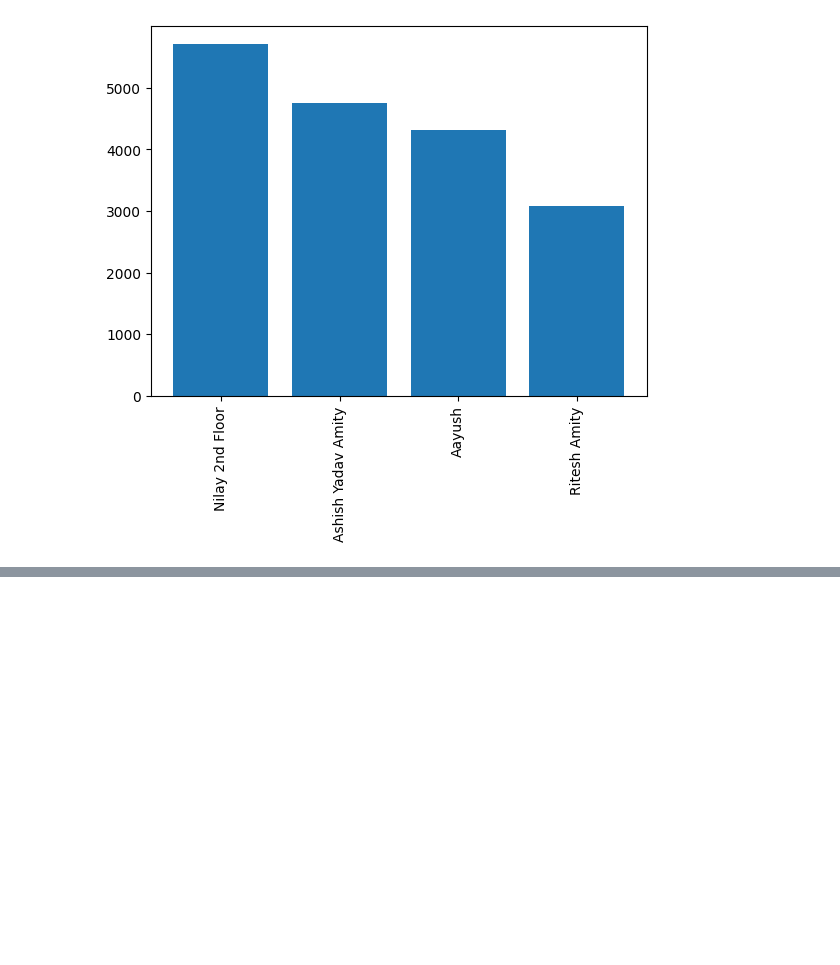
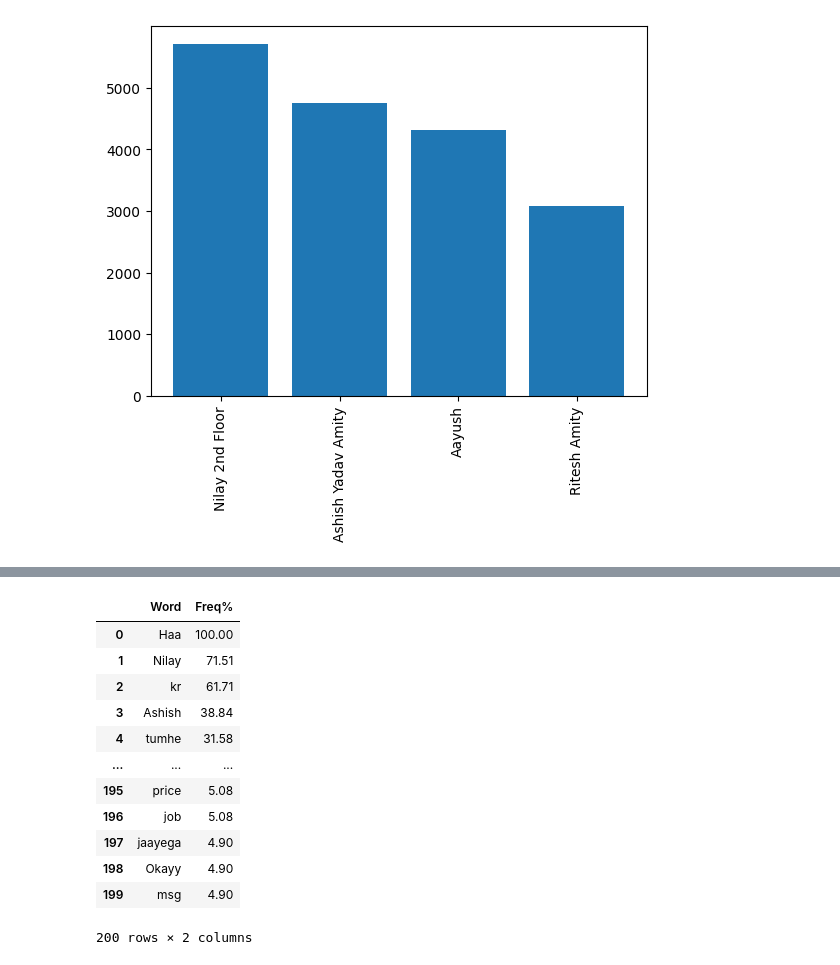
Before and after one commit to gupta-aayushkr/WhatsApp-Chat-Analysis, a Jupyter notebook: Chat Analysis.ipynb, the cells around one changed output, grey strips where cells are left out. Saved outputs shown, nothing was run; the diff lists cells and outputs as text; code cells hidden in the pictures; blank space fills up the shorter version.

```diff
--- a/Chat Analysis.ipynb
+++ b/Chat Analysis.ipynb
@@ -231,0 +294,23 @@ plt.show()
+# %%
+word_frequencies = wordcloud.words_
+# %%
+df2 = pd.DataFrame(word_frequencies.items())
+# %%
+df2.rename(columns={0:'Word',1:'Freq%'}, inplace=True)
+df2['Freq%'] = round(df2['Freq%'] * 100,2)
+# %%
+df2
+# %% [output]
+|  | Word | Freq% |
+| 0 | Haa | 100.00 |
+| 1 | Nilay | 71.51 |
+| 2 | kr | 61.71 |
+| 3 | Ashish | 38.84 |
+| 4 | tumhe | 31.58 |
+| ... | ... | ... |
+| 195 | price | 5.08 |
+| 196 | job | 5.08 |
+| 197 | jaayega | 4.90 |
+| 198 | Okayy | 4.90 |
+| 199 | msg | 4.90 |
+200 rows × 2 columns
```
Also changed, not shown: parts of 14 cells of this notebook, 4 other files.
